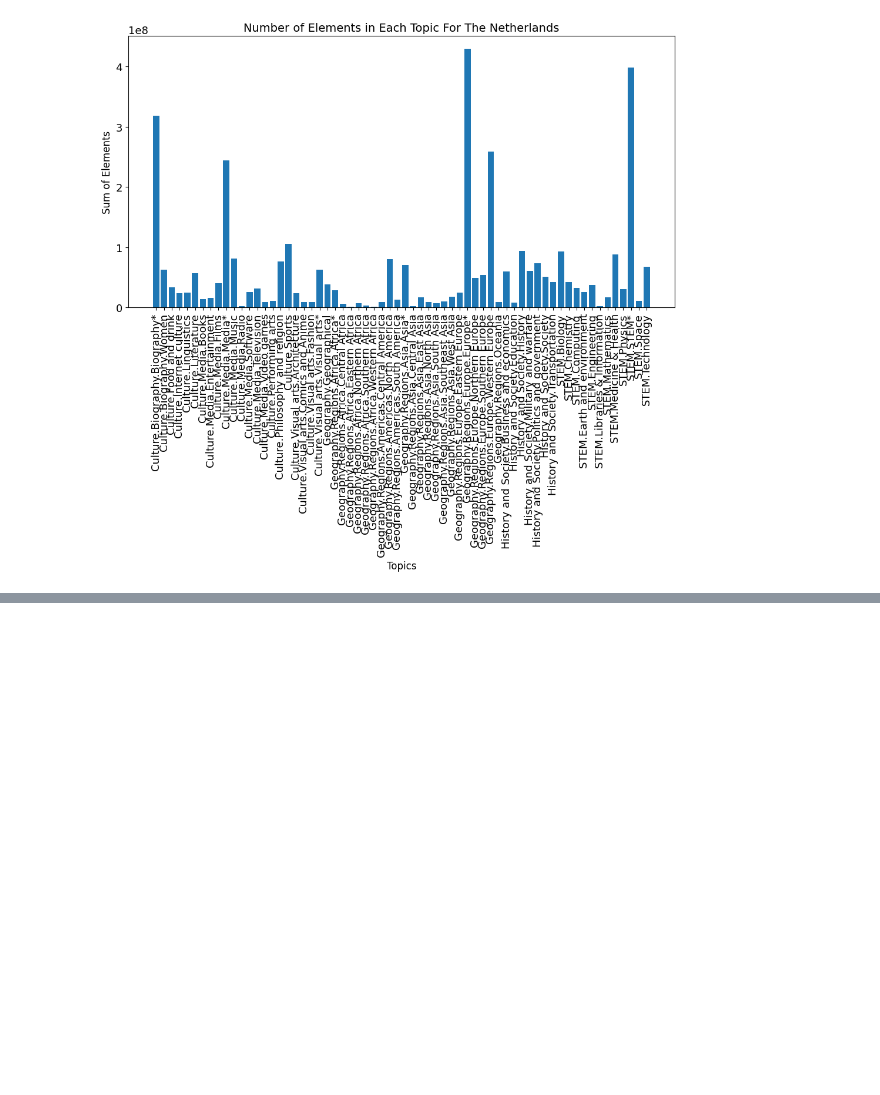
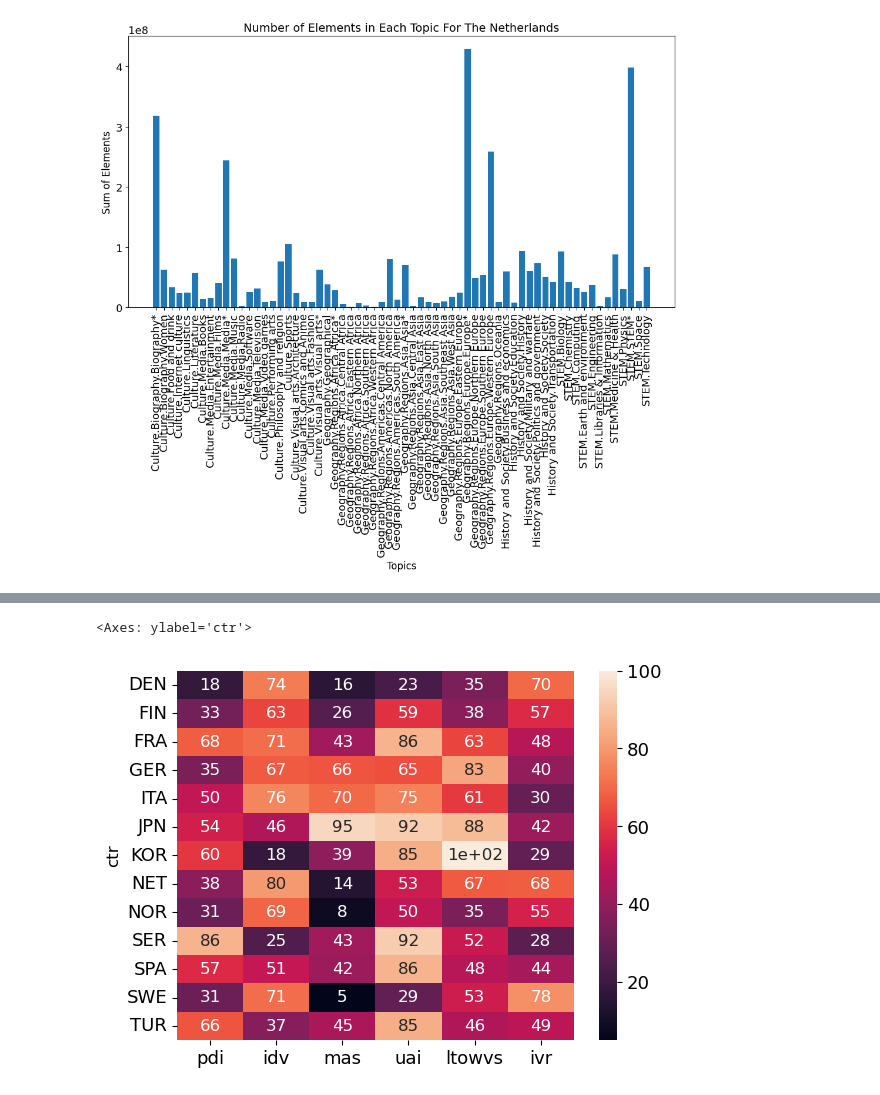
Before and after one commit to epfl-ada/ada-2023-project-rablashijupa, a Jupyter notebook: analyses/project.ipynb, the cells around one changed output, grey strips where cells are left out. Saved outputs shown, nothing was run; the diff lists cells and outputs as text; code cells hidden in the pictures; blank space fills up the shorter version.

```diff
--- a/analyses/project.ipynb
+++ b/analyses/project.ipynb
@@ -217,0 +224,8 @@ fig.tight_layout()
+# %%
+ctr_codes = ["JPN", "KOR", "TUR", "SWE", "NOR", "FIN", "DEN", "SER", "ITA", "SPA", "NET", "FRA", "GER"]
+hofstede = pd.read_csv("../data/6-dimensions-for-website-2015-08-16.csv", sep=";")
+hofstede = hofstede[hofstede.ctr.isin(ctr_codes)].set_index('ctr').drop('country', axis=1).astype(int)
+sns.heatmap(hofstede, annot=True)
+# %% [output]
+<Axes: ylabel='ctr'>
+[figure, added]
```
Also changed, not shown: parts of 5 cells of this notebook, 1 other file.
